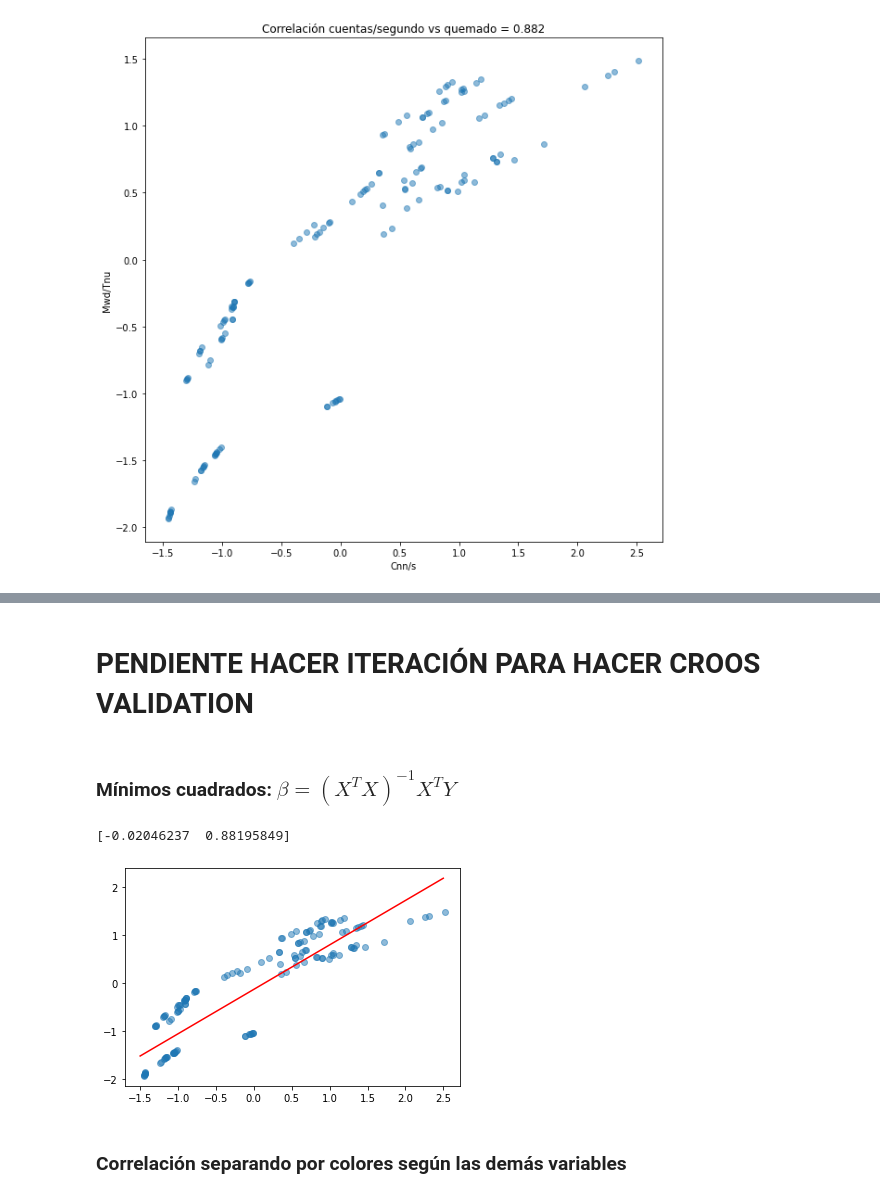
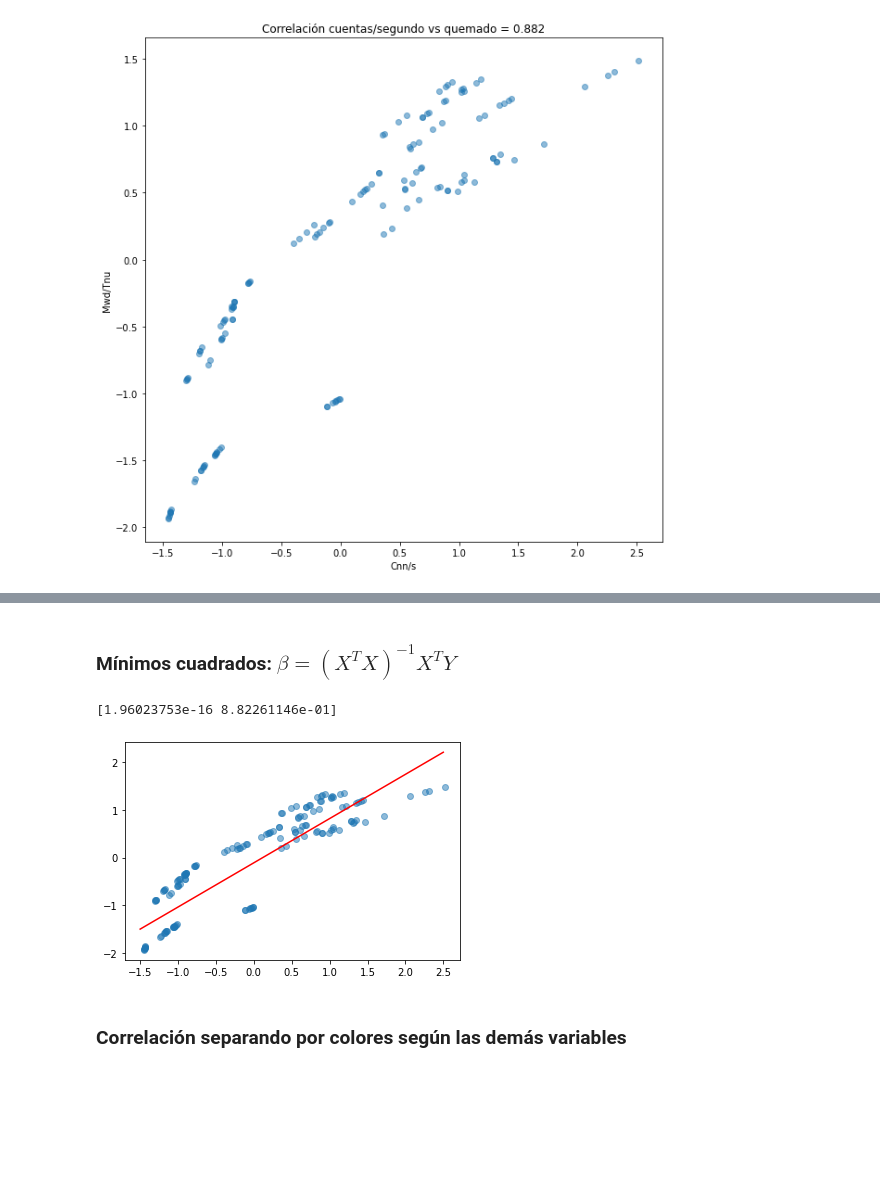
Before and after one commit to jarok03/PracticaUAM, a Jupyter notebook: CalculoQuemadoLOO.ipynb, the cells around one changed output, grey strips where cells are left out. Cells and saved outputs as stored; diff of their text form; code cells hidden in the pictures; blank space fills up the shorter version.

```diff
--- a/CalculoQuemadoLOO.ipynb
+++ b/CalculoQuemadoLOO.ipynb
@@ -264,22 +233,20 @@ ind
-# %% [markdown]
-# PENDIENTE HACER ITERACIÓN PARA HACER CROOS VALIDATION
 # %% [markdown]
 ### Mínimos cuadrados:  $\beta = (X^{T}X)^{-1}X^{T}Y$
 # %%
 # Incluyo término independiente
-X = np.array([np.ones(ent['Cnn/s'].shape[0]), ent['Cnn/s']]).T
-B = np.linalg.inv(X.T @ X) @ X.T @ ent['Mwd/TnU']
+X = np.array([np.ones(data['Cnn/s'].shape[0]), data['Cnn/s']]).T
+B = np.linalg.inv(X.T @ X) @ X.T @ data['Mwd/TnU']
 
 print(B)
 # %% [output]
-[-0.02046237  0.88195849]
+[1.96023753e-16 8.82261146e-01]
 # %%
 # La gráfica incluyendo la línea de regresión
-plt.scatter(ent['Cnn/s'], ent['Mwd/TnU'], alpha=0.5)
+plt.scatter(data['Cnn/s'], data['Mwd/TnU'], alpha=0.5)
 plt.plot([-1.5, 2.5], [B[0]-1.5, B[0]+B[1]*2.5], c='red')
 plt.show()
 # %% [output]
-[figure, old version]
+[figure, new version]
 # %% [markdown]
 ### Correlación separando por colores según las demás variables
 # %%
```
Also changed, not shown: parts of 11 cells of this notebook, 2 other files.
